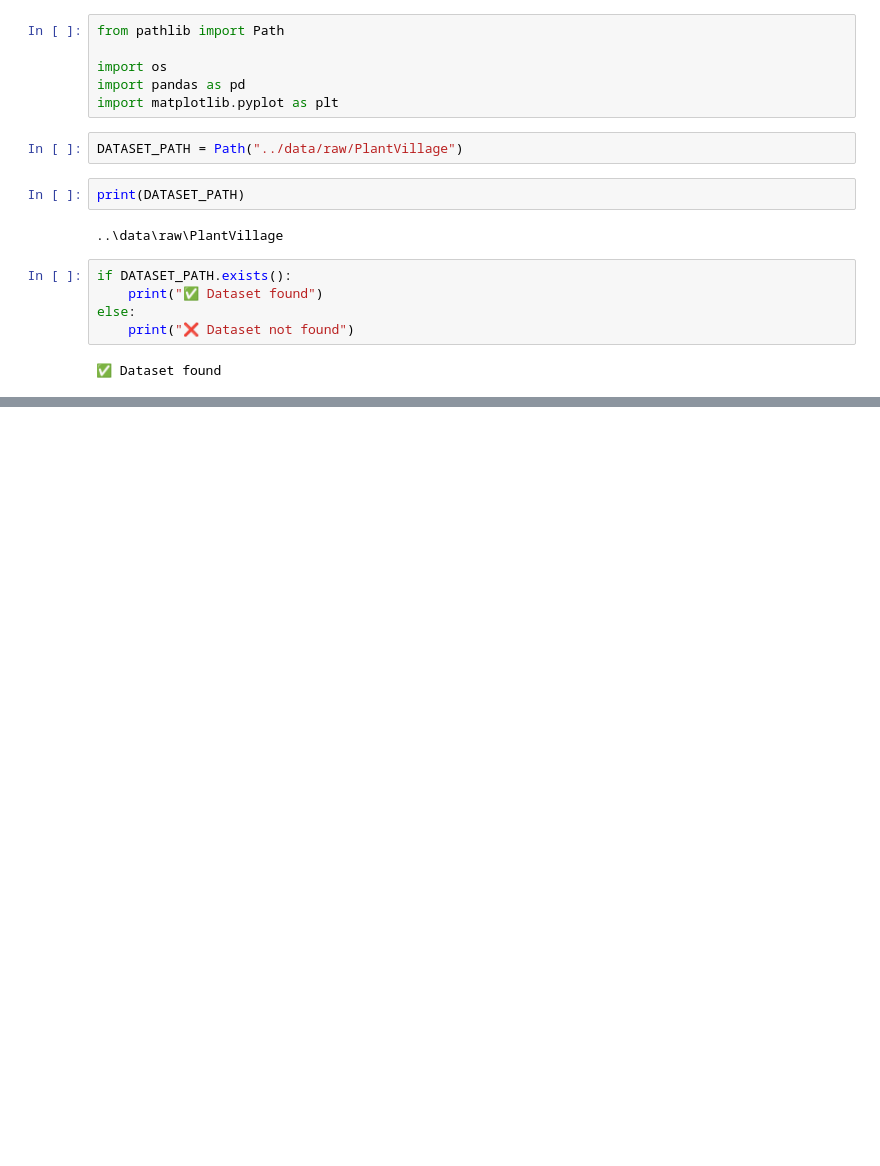
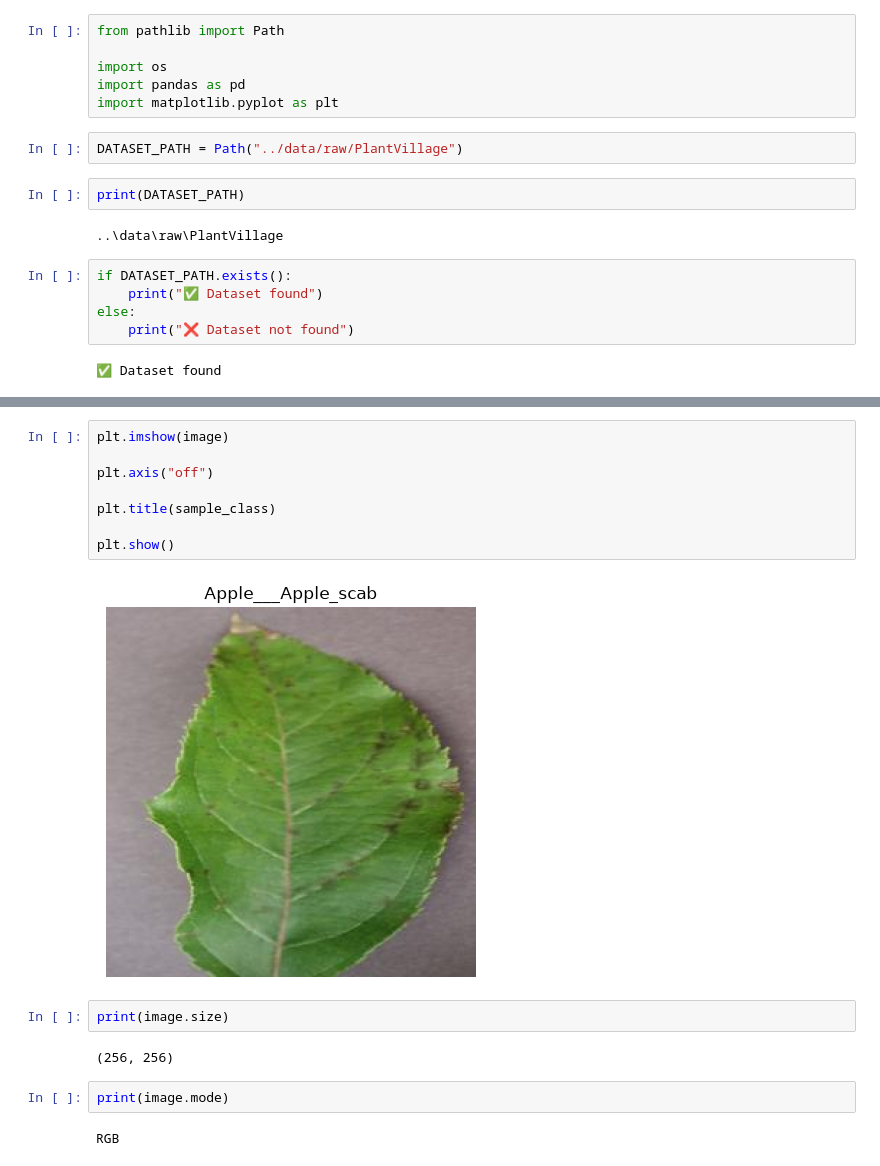
Before and after one commit to Anshika-Gangwar/PlantCare-AI, a Jupyter notebook: notebooks/01_dataset_analysis.ipynb, the cells around one changed output, grey strips where cells are left out. Cells and saved outputs as stored; diff of their text form; blank space fills up the shorter version.

```diff
--- a/notebooks/01_dataset_analysis.ipynb
+++ b/notebooks/01_dataset_analysis.ipynb
@@ -115,0 +158,18 @@ Crop Species  : 15
+# %%
+plt.imshow(image)
+
+plt.axis("off")
+
+plt.title(sample_class)
+
+plt.show()
+# %% [output]
+[figure, added]
+# %%
+print(image.size)
+# %% [output]
+(256, 256)
+# %%
+print(image.mode)
+# %% [output]
+RGB
```
Also changed, not shown: parts of 34 cells of this notebook.
